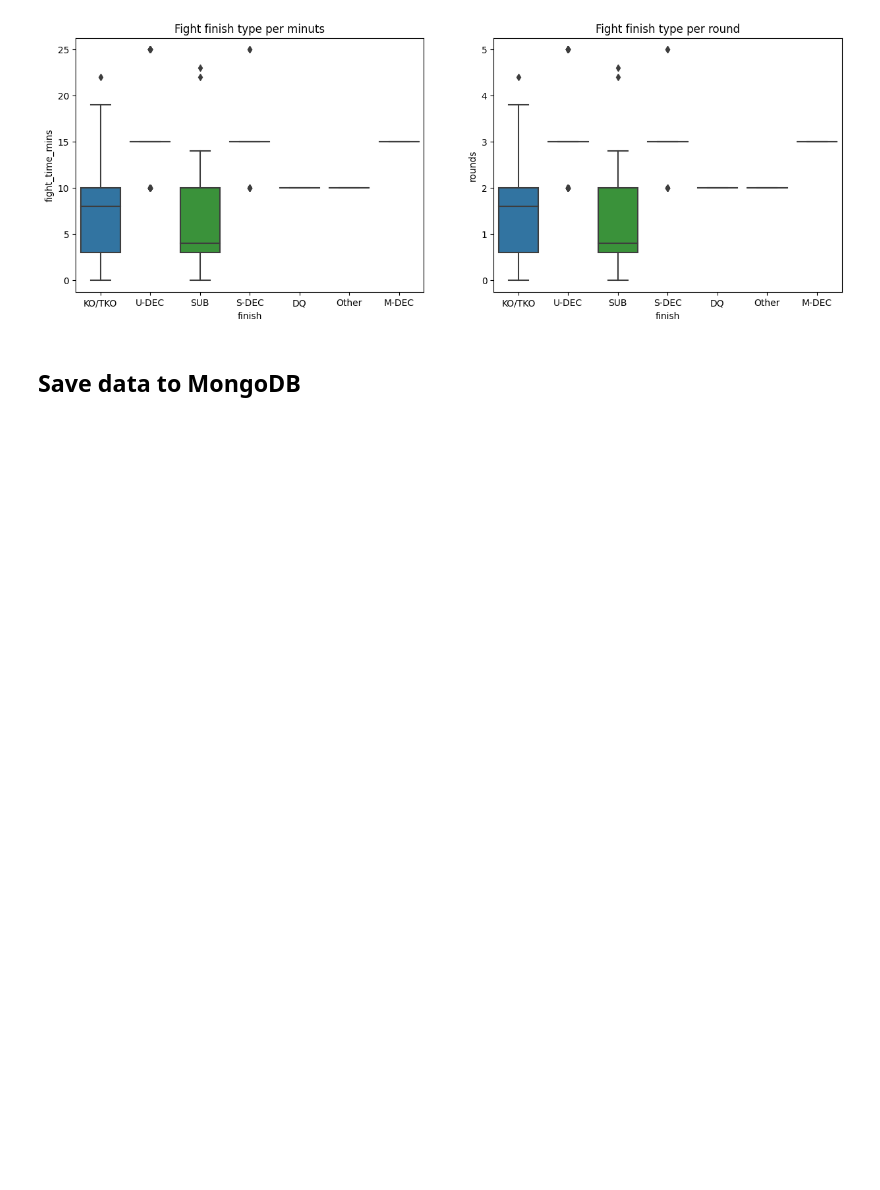
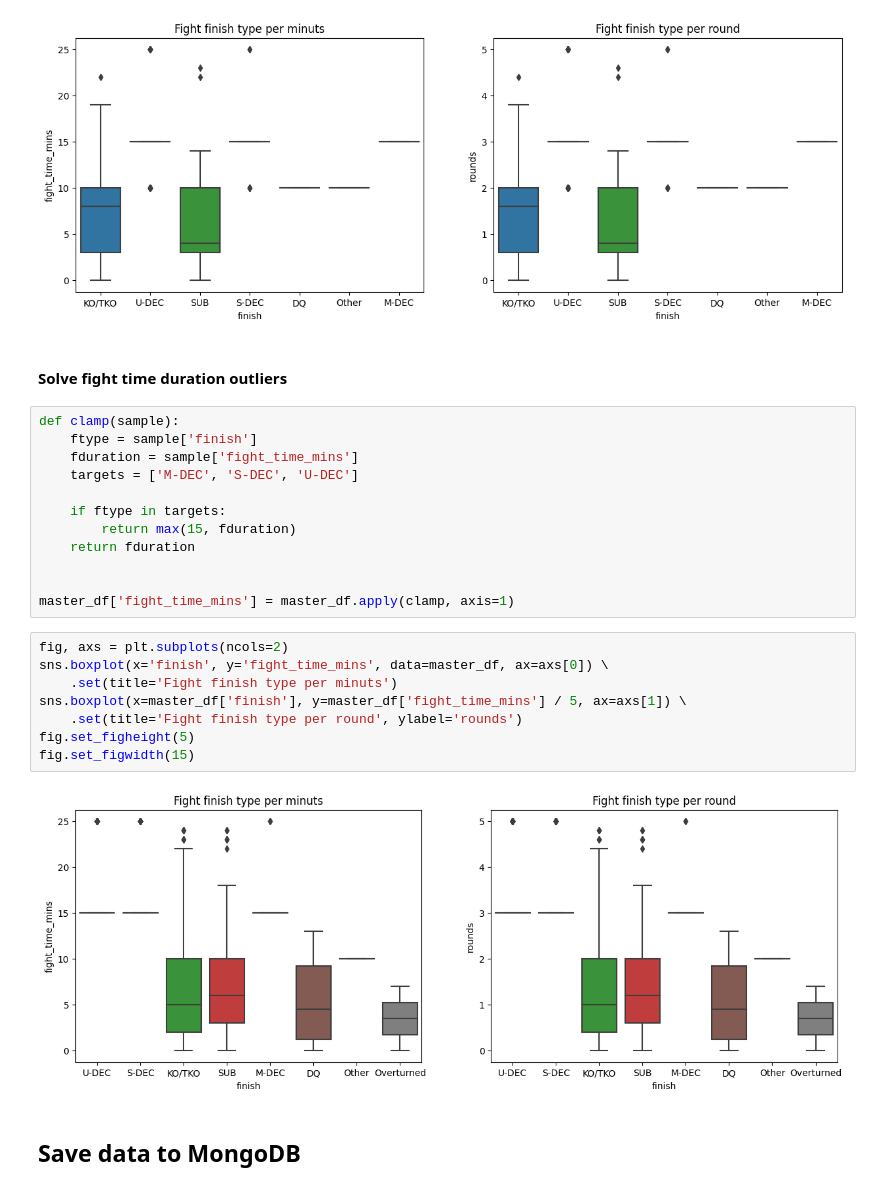
Before and after one commit to wilberquito/UFC-winner-predictor, a Jupyter notebook: lab/notebooks/ufc.ipynb, the cells around one changed output. Drawn from its saved outputs; the diff is of its cells as text; blank space fills up the shorter version.

Commit message:
Fix outliers

```diff
--- a/lab/notebooks/ufc.ipynb
+++ b/lab/notebooks/ufc.ipynb
@@ -519,6 +517,30 @@ fig.set_figheight(5)
 fig.set_figwidth(15)
 # %% [output]
 [figure]
+# %% [markdown]
+#### Solve fight time duration outliers
+# %%
+def clamp(sample):
+    ftype = sample['finish']
+    fduration = sample['fight_time_mins']
+    targets = ['M-DEC', 'S-DEC', 'U-DEC']
+
+    if ftype in targets:
+        return max(15, fduration)
+    return fduration
+
+
+master_df['fight_time_mins'] = master_df.apply(clamp, axis=1)
+# %%
+fig, axs = plt.subplots(ncols=2)
+sns.boxplot(x='finish', y='fight_time_mins', data=master_df, ax=axs[0]) \
+    .set(title='Fight finish type per minuts')
+sns.boxplot(x=master_df['finish'], y=master_df['fight_time_mins'] / 5, ax=axs[1]) \
+    .set(title='Fight finish type per round', ylabel='rounds')
+fig.set_figheight(5)
+fig.set_figwidth(15)
+# %% [output]
+[figure, added]
 # %% [markdown]
 ## Save data to MongoDB
 # %%
```
Also changed, not shown: parts of 1 cell of this notebook.
